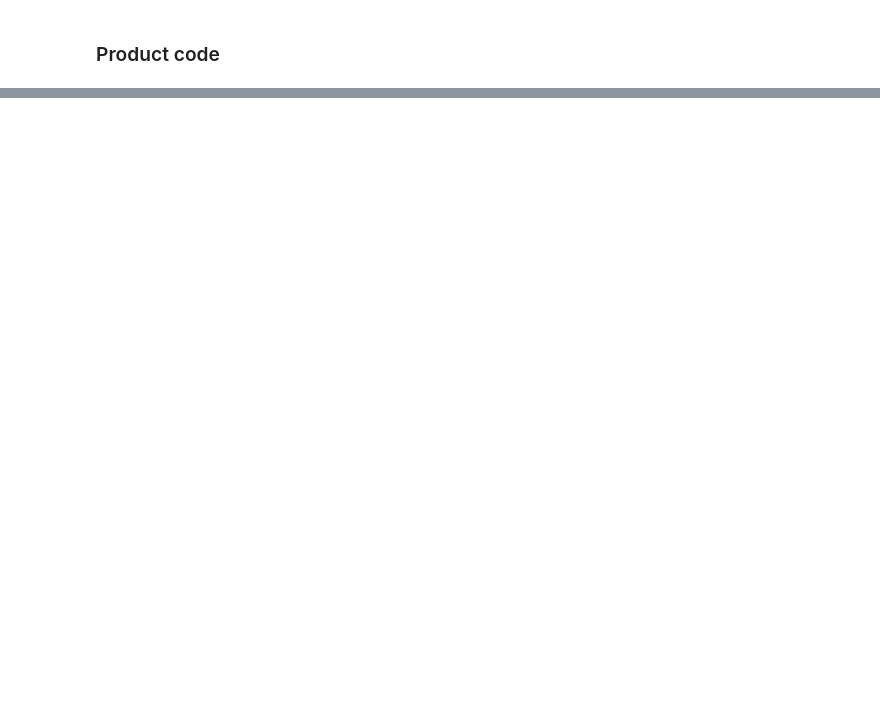
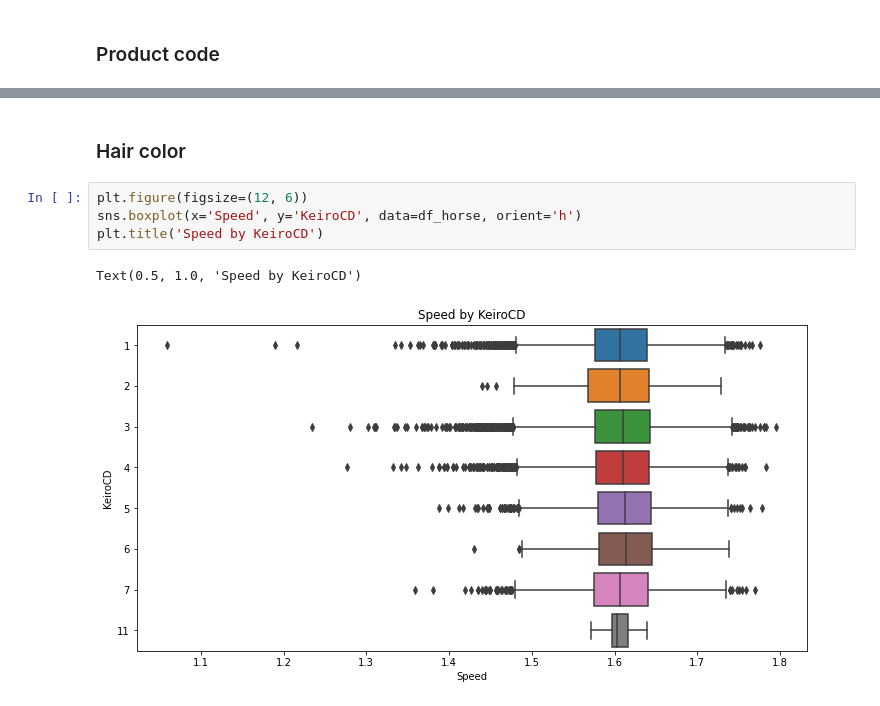
Before and after one commit to danhngan/Horse_racing_prediction, a Jupyter notebook: notebook/cleaning_EDA.ipynb, the cells around one changed output, grey strips where cells are left out. Drawn from its saved outputs; the diff is of its cells as text; blank space fills up the shorter version.

```diff
--- a/notebook/cleaning_EDA.ipynb
+++ b/notebook/cleaning_EDA.ipynb
@@ -306,0 +348,9 @@ for idx, group in enumerate(groups_):
+# %% [markdown]
+### Hair color
+# %%
+plt.figure(figsize=(12, 6))
+sns.boxplot(x='Speed', y='KeiroCD', data=df_horse, orient='h')
+plt.title('Speed by KeiroCD')
+# %% [output]
+Text(0.5, 1.0, 'Speed by KeiroCD')
+[figure, added]
```
Also changed, not shown: parts of 13 cells of this notebook.
